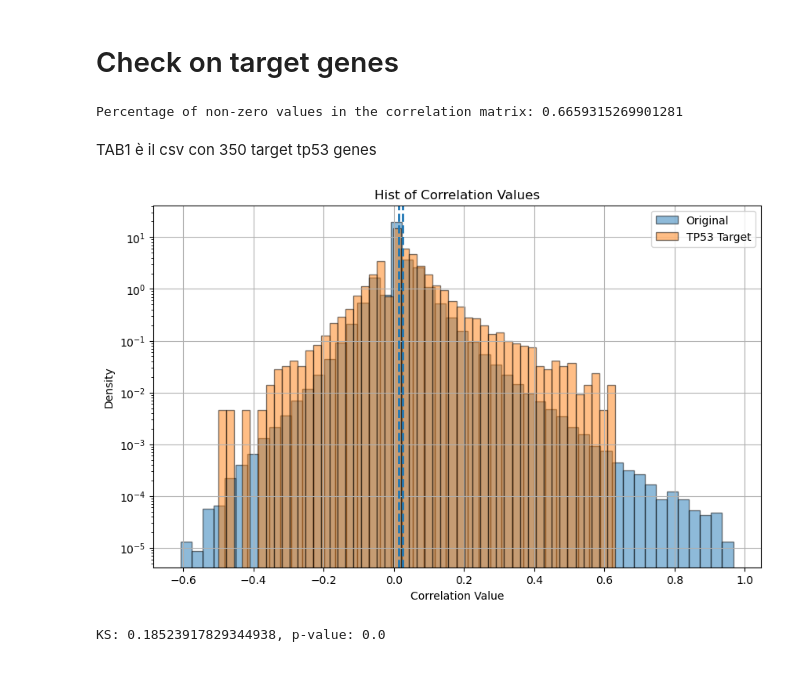
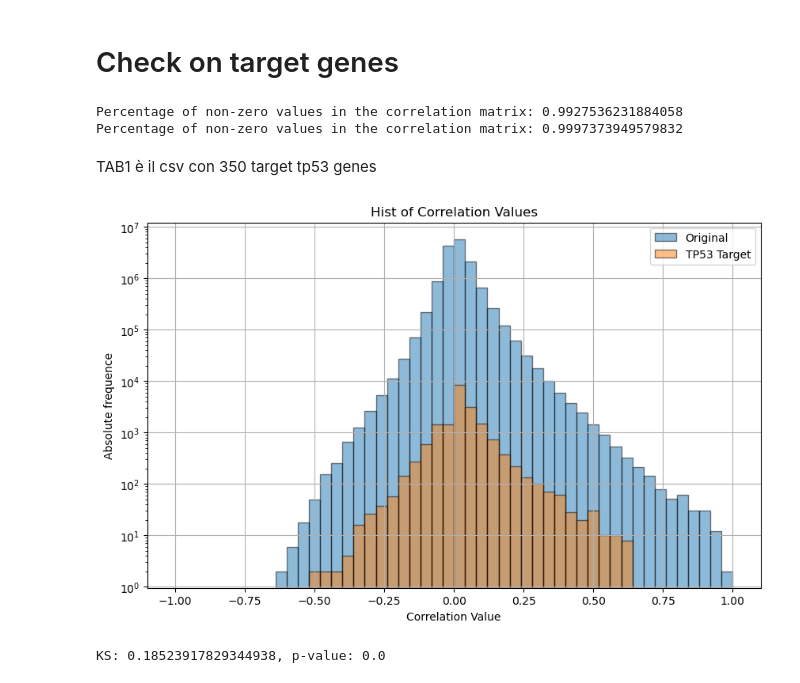
Before and after one commit to tommasoravasio/scRNAseq-GNN-binary-tp53, a Jupyter notebook: notebooks/main_experiment.ipynb, the cells around one changed output. Saved outputs shown, nothing was run; the diff lists cells and outputs as text; code cells hidden in the pictures.

Commit message:
modified correlation comparison in notebook (added bulk comparison)

```diff
--- a/notebooks/main_experiment.ipynb
+++ b/notebooks/main_experiment.ipynb
@@ -288,16 +288,20 @@ def plot_frequency_of_correlation_values(matrices, bins=50, alpha=0.5):
     Plot the frequency of correlation values.
     """
     plt.figure(figsize=(10, 6))
+    bin_edges = np.linspace(-1, 1, bins + 1)
+
     for label,mat in matrices.items():
-        values = mat.flatten()
-        plt.hist(values, bins=bins, alpha=alpha, label=label, edgecolor='black',density=True)
+        mat_copia = mat.copy()
+        np.fill_diagonal(mat_copia, np.nan)
+        values = mat_copia.flatten()
+        plt.hist(values, bins=bin_edges, alpha=alpha, label=label, edgecolor='black') #density=True
         mean_val = np.mean(values)
         plt.axvline(mean_val, linestyle='--', linewidth=2)
     plt.yscale('log')
     plt.legend()
     plt.title('Hist of Correlation Values')
     plt.xlabel('Correlation Value')
-    plt.ylabel('Density')
+    plt.ylabel('Absolute frequence')
     plt.grid(True)
     plt.show()
 # %%
@@ -331,20 +335,23 @@ def plot_correlation_comparison(df_expression,path_list):
         del mat
         gc.collect()
 # %%
+#import target genes and create target genes df
 tab1 = pd.read_excel('../data/Target_genes/41388_2017_BFonc2016502_MOESM5_ESM_tab1.xlsx')
 tab1_ensembl_ids = [gene for gene in tab1["Ensembl ID"] if gene in df.columns]
 df_tab1 = df[tab1_ensembl_ids].copy()
-mat_tab1=network_constructor.build_correlation_matrix(df_tab1, corr_threshold=0., p_value_threshold= 1) #PER ORA NO THRESHOLD
-df_tab1.head()
+mat_tab1=network_constructor.build_correlation_matrix(df_tab1, corr_threshold=0., p_value_threshold= 1, p_val="no") #PER ORA NO THRESHOLD
 network_constructor.check_percentage_of_zeros(mat_tab1)
+mat_original=network_constructor.build_correlation_matrix(train_df.iloc[:,:-1], corr_threshold=0., p_value_threshold= 1,p_val="no") #PER ORA NO THRESHOLD
+network_constructor.check_percentage_of_zeros(mat_original)
 # %% [output]
-Percentage of non-zero values in the correlation matrix: 0.6659315269901281
+Percentage of non-zero values in the correlation matrix: 0.9927536231884058
+Percentage of non-zero values in the correlation matrix: 0.9997373949579832
 # %% [markdown]
 TAB1 è il csv con 350 target tp53 genes
 # %%
-plot_frequency_of_correlation_values({"Original":mat,"TP53 Target":mat_tab1})
+plot_frequency_of_correlation_values({"Original":mat_original,"TP53 Target":mat_tab1})
 # %% [output]
-[figure, old version]
+[figure, new version]
 # %%
 from scipy.stats import ks_2samp
 stat, pval = ks_2samp(mat.flatten(), mat_tab1.flatten())
```
Also changed, not shown: parts of 6 cells of this notebook, 8 other files.
